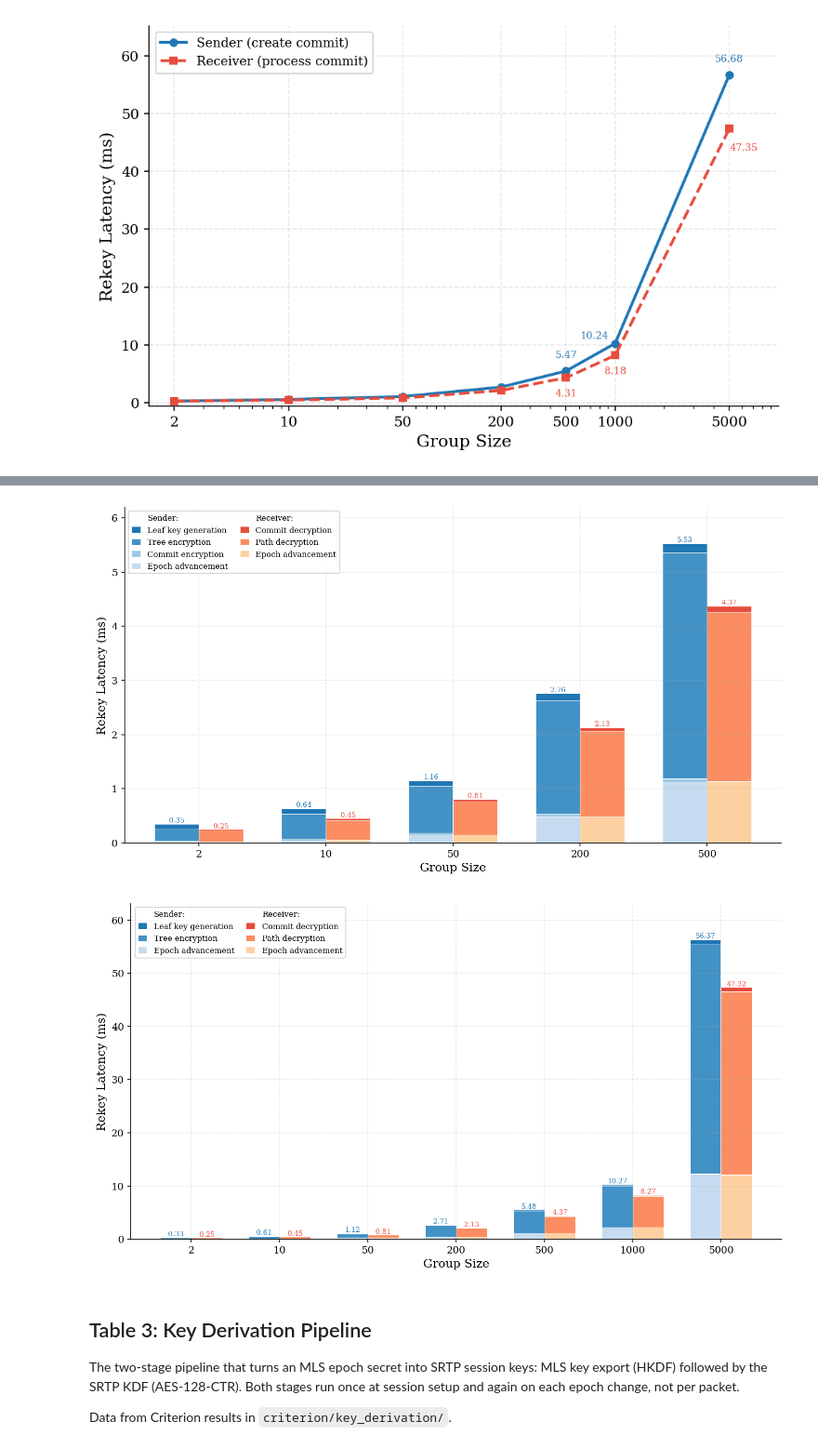
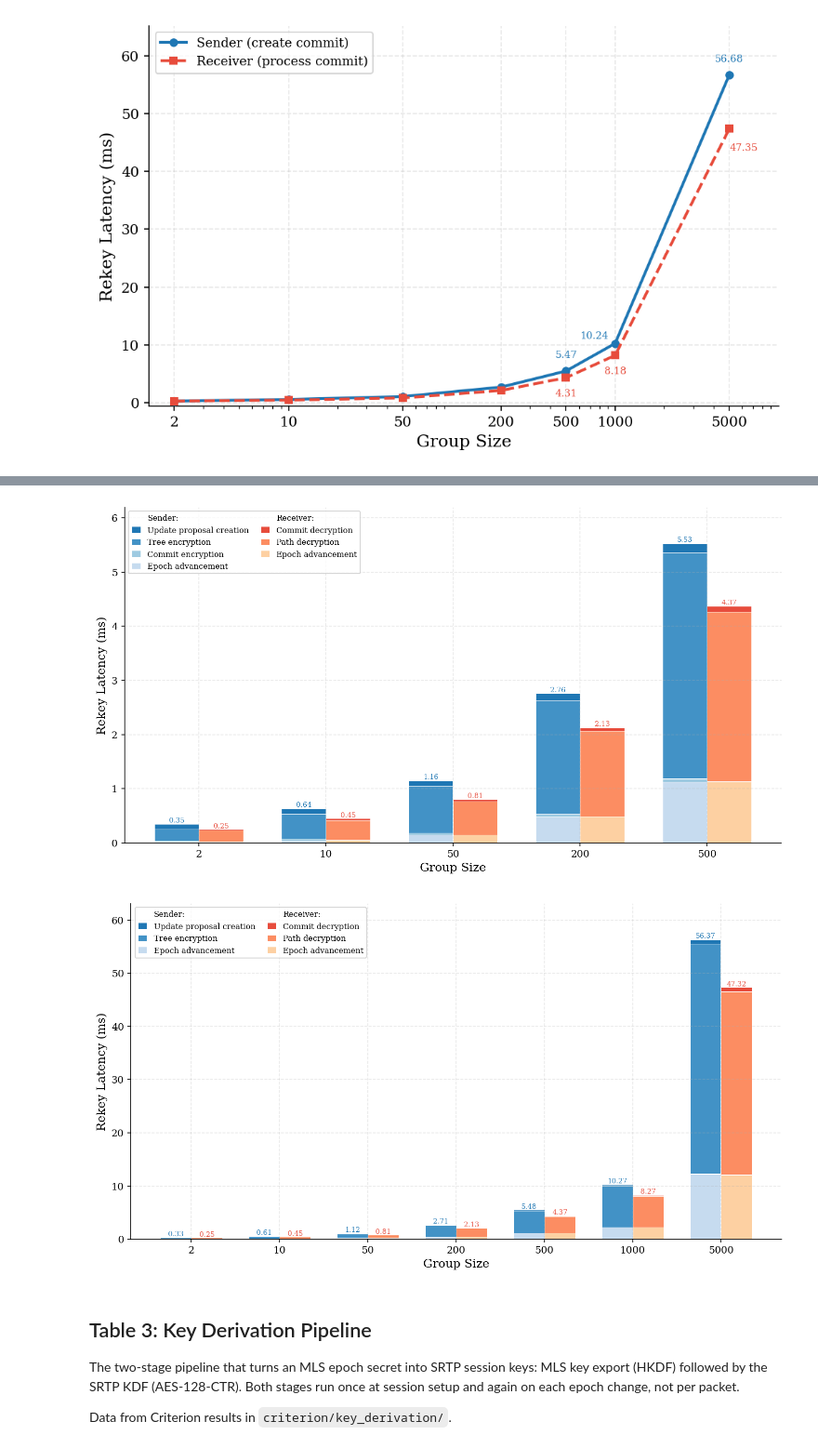
Before and after one commit to spring-epfl/SafeCast, a Jupyter notebook: figures_from_benches.ipynb, the cells around one changed output, grey strips where cells are left out. Shown at 93% size. Drawn from its saved outputs; the diff is of its cells as text; code cells hidden in the pictures.

Commit message:
clearer figure axis labels/legends/...

```diff
--- a/figures_from_benches.ipynb
+++ b/figures_from_benches.ipynb
@@ -816,7 +816,7 @@ for sz in group_sizes_bd:
 
 # printing summary table with figure labels
 sender_rows = [
-    ('Leaf key generation',  'breakdown_sender_propose'),
+    ('Update proposal creation',  'breakdown_sender_propose'),
     ('Tree encryption',      'breakdown_sender_build'),
     ('Commit encryption',    '_stage_commit'),
     ('Epoch advancement',    'breakdown_sender_merge_pending'),
@@ -833,8 +833,8 @@ def fmt_us(us):
     return f'{us:.1f} \u00b5s'
 
 size_hdr = ''.join(f'{"n="+str(s):>12s}' for s in group_sizes_bd)
-print(f'{"SENDER":<24s}{size_hdr}')
-print('-' * (24 + 12 * len(group_sizes_bd)))
+print(f'{"SENDER":<28s}{size_hdr}')
+print('-' * (28 + 12 * len(group_sizes_bd)))
 for label, key in sender_rows:
     vals = []
     for sz in group_sizes_bd:
@@ -843,13 +843,13 @@ for label, key in sender_rows:
         else:
             vals.append(breakdown[key].get(sz, 0))
     row = ''.join(f'{fmt_us(v):>12s}' for v in vals)
-    print(f'{label:<24s}{row}')
+    print(f'{label:<28s}{row}')
 
 print()
-print(f'{"RECEIVER":<24s}{size_hdr}')
-print('-' * (24 + 12 * len(group_sizes_bd)))
+print(f'{"RECEIVER":<28s}{size_hdr}')
+print('-' * (28 + 12 * len(group_sizes_bd)))
 for label, key in receiver_rows:
     vals = [breakdown[key].get(sz, 0) for sz in group_sizes_bd]
     row = ''.join(f'{fmt_us(v):>12s}' for v in vals)
-    print(f'{label:<24s}{row}')
+    print(f'{label:<28s}{row}')
 # %% [output]
@@ -883,7 +883,7 @@ for sz in group_sizes_bd:
 
 # component names in the order we want them stacked (bottom to top)
 sender_components = [
-    ('breakdown_sender_propose',        'Leaf key generation'),
+    ('breakdown_sender_propose',        'Update proposal creation'),
     ('breakdown_sender_build',          'Tree encryption'),
     ('_stage_commit',                   'Commit encryption'),
     ('breakdown_sender_merge_pending',  'Epoch advancement'),
@@ -948,35 +948,35 @@ def plot_breakdown(sizes, suffix, figsize=(10, 5.5), include_commit_enc=True):
     legend_handles.append(Patch(facecolor='none', edgecolor='none', label='Sender:'))
     for (_, label), color in zip(s_components, s_colors):
         legend_handles.append(Patch(facecolor=color, edgecolor='white', label=label))
     legend_handles.append(Patch(facecolor='none', edgecolor='none', label='Receiver:'))
     for (_, label), color in zip(receiver_components, receiver_colors):
         legend_handles.append(Patch(facecolor=color, edgecolor='white', label=label))
 
     ax.legend(handles=legend_handles, loc='upper left', ncol=2, fontsize=8,
               handlelength=1.2, handleheight=1.0, columnspacing=1.5)
 
     # --- axis formatting ---
     ax.set_xlabel('Group Size')
     ax.set_ylabel('Rekey Latency (ms)')
     ax.set_xticks(x)
     ax.set_xticklabels([str(s) for s in sizes])
     ax.set_ylim(0, max(max(sender_bottom), max(receiver_bottom)) * 1.12)
 
     plt.tight_layout()
     plt.savefig(FIGURES_DIR / f'fig6_rekey_breakdown{suffix}.pdf')
     plt.savefig(FIGURES_DIR / f'fig6_rekey_breakdown{suffix}.png')
     plt.show()
 
 
 # Figure 6a: group sizes up to 500 (with commit encryption)
 sizes_500 = [s for s in group_sizes_bd if s <= 500]
 plot_breakdown(sizes_500, suffix='')
 
 # Figure 6b: all group sizes up to 5000 (without commit encryption)
 plot_breakdown(group_sizes_bd, suffix='_full', include_commit_enc=False)
 # %% [output]
-[figure, old version]
+[figure, new version]
-[figure, old version]
+[figure, new version]
 # %% [markdown]
 ## Table 3: Key Derivation Pipeline
 
```
Also changed, not shown: parts of 5 cells of this notebook, 10 other files.
